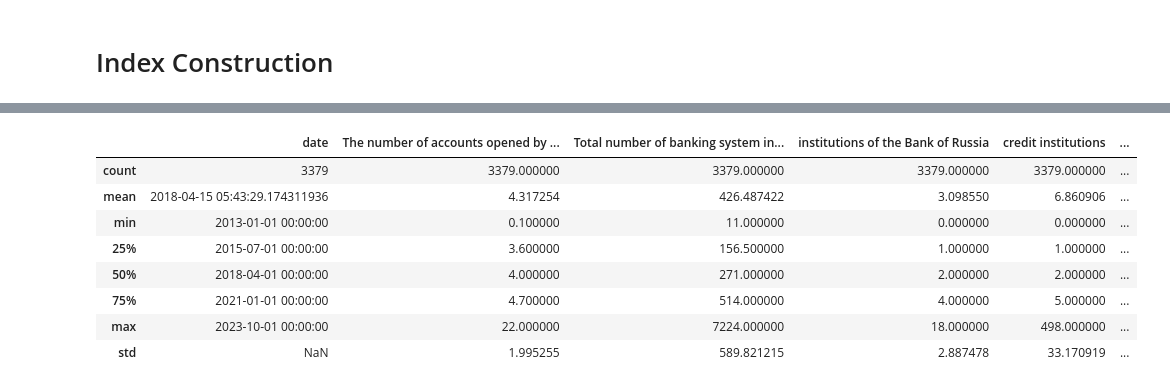
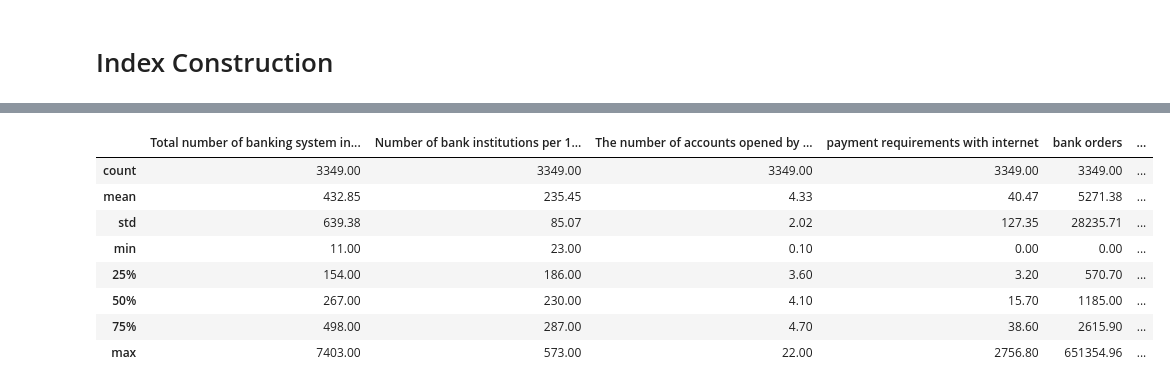
Before and after one commit to SergeevVladislav/hse_master_thesis, a Jupyter notebook: notebooks/index_creation.ipynb, the cells around one changed output, grey strips where cells are left out. Cells and saved outputs as stored; diff of their text form; code cells hidden in the pictures.

```diff
--- a/notebooks/index_creation.ipynb
+++ b/notebooks/index_creation.ipynb
@@ -178,9 +177,9 @@ bank orders Can only use .str accessor with string values!
 # %%
-bills_accounts_inst_remote_accounts_merged = pd.merge(
-    accounts_inst_remote_accounts_merged, bills,
+df_final = pd.merge(
+    df_final, t10,
     on=["date", "region"], how="inner"
 ).drop_duplicates(
     subset=["date", "region"]
 )
-print(bills_accounts_inst_remote_accounts_merged.shape)
+print(df_final.shape)
 # %% [output]
@@ -228,11 +231,12 @@ bills_vol.region = bills_vol.region.replace(
     }
 )
 # %%
-bills_vol_accounts_inst_remote_accounts_merged = pd.merge(
-    bills_accounts_inst_remote_accounts_merged, bills_vol,
+df_final = pd.merge(
+    df_final, t11,
     on=["date", "region"], how="inner"
 ).drop_duplicates(
     subset=["date", "region"]
 )
-print(bills_accounts_inst_remote_accounts_merged.shape)
+print(df_final.shape)
+# list(set(t11.region.unique()) - set(df_final.region.unique()))
 # %% [output]
@@ -239,0 +291,9 @@ print(bills_accounts_inst_remote_accounts_merged.shape)
+# %%
+df_final = pd.merge(
+    df_final, t7,
+    on=["date", "region"], how="inner"
+).drop_duplicates(
+    subset=["date", "region"]
+)
+print(df_final.shape)
+# list(set(t11.region.unique()) - set(df_final.region.unique()))
@@ -242,7 +306,7 @@ print(bills_accounts_inst_remote_accounts_merged.shape)
 # %%
 from scipy.stats import gmean
 # %%
-df = bills_vol_accounts_inst_remote_accounts_merged.copy()
+df = df_final.copy()
 
 df = df[~df["region"].isin(["Херсонская область", "Запорожская область", "Луганская Народная Республика", "Донецкая Народная Республика", "г. Севастополь", "Республика Крым"])]
 
@@ -269,7 +333,19 @@ corr_features = [
     "orders in electronic form with internet",
     "payments orders",
     "payment requirements",
-    "bank orders"
+    # "bank orders",
+    "branches of credit organizations",
+    "letters of credit amount",
+    "bank orders amount",
+    "transfer orders without opening a bank account amount",
+    "payment orders amount",
+    "orders amount",
+    "volume collection orders",
+    "collection orders",
+    "payments orders with internet",
+    "volume payment requirements",
+    "payment requirements, collection orders amount",
+    "checks amount"
     # "clients-legal entities that are not credit institutions",
     # "number_of_new_remote_accounts_individuals",
     # "clients-legal entities that are not credit institutions",
@@ -298,13 +384,13 @@ df.select_dtypes("float").corr()
 # %%
 pd.set_option("display.max_columns", None)
-df.describe()
+df.select_dtypes("float").describe().round(2)
 # %% [output]
-|  | date | The number of accounts opened by ... | Total number of banking system in... | institutions of the Bank of Russia | credit institutions | ... |
-| count | 3379 | 3379.000000 | 3379.000000 | 3379.000000 | 3379.000000 | ... |
-| mean | 2018-04-15 05:43:29.174311936 | 4.317254 | 426.487422 | 3.098550 | 6.860906 | ... |
-| min | 2013-01-01 00:00:00 | 0.100000 | 11.000000 | 0.000000 | 0.000000 | ... |
-| 25% | 2015-07-01 00:00:00 | 3.600000 | 156.500000 | 1.000000 | 1.000000 | ... |
-| 50% | 2018-04-01 00:00:00 | 4.000000 | 271.000000 | 2.000000 | 2.000000 | ... |
-| 75% | 2021-01-01 00:00:00 | 4.700000 | 514.000000 | 4.000000 | 5.000000 | ... |
-| max | 2023-10-01 00:00:00 | 22.000000 | 7224.000000 | 18.000000 | 498.000000 | ... |
-| std | NaN | 1.995255 | 589.821215 | 2.887478 | 33.170919 | ... |
+|  | Total number of banking system in... | Number of bank institutions per 1... | The number of accounts opened by ... | payment requirements with internet | bank orders | ... |
+| count | 3349.00 | 3349.00 | 3349.00 | 3349.00 | 3349.00 | ... |
+| mean | 432.85 | 235.45 | 4.33 | 40.47 | 5271.38 | ... |
+| std | 639.38 | 85.07 | 2.02 | 127.35 | 28235.71 | ... |
+| min | 11.00 | 23.00 | 0.10 | 0.00 | 0.00 | ... |
+| 25% | 154.00 | 186.00 | 3.60 | 3.20 | 570.70 | ... |
+| 50% | 267.00 | 230.00 | 4.10 | 15.70 | 1185.00 | ... |
+| 75% | 498.00 | 287.00 | 4.70 | 38.60 | 2615.90 | ... |
+| max | 7403.00 | 573.00 | 22.00 | 2756.80 | 651354.96 | ... |
```
Also changed, not shown: parts of 30 cells of this notebook, 34 other files.
